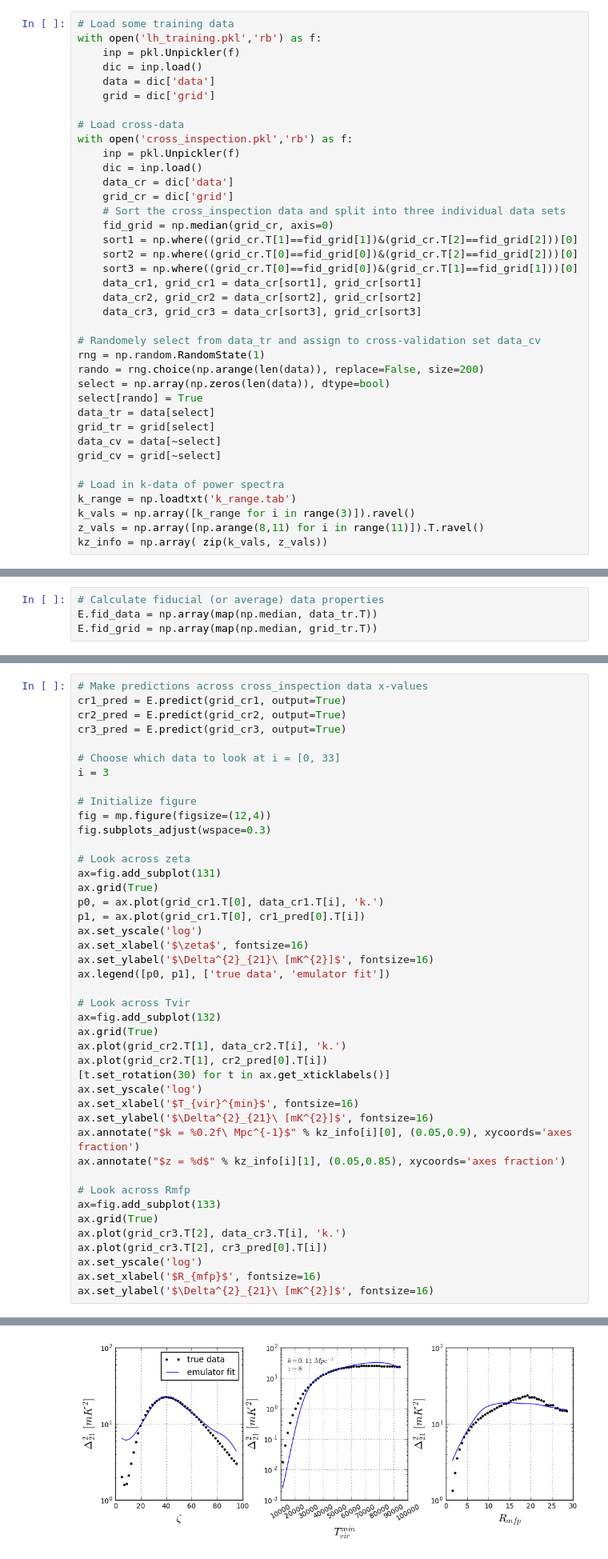
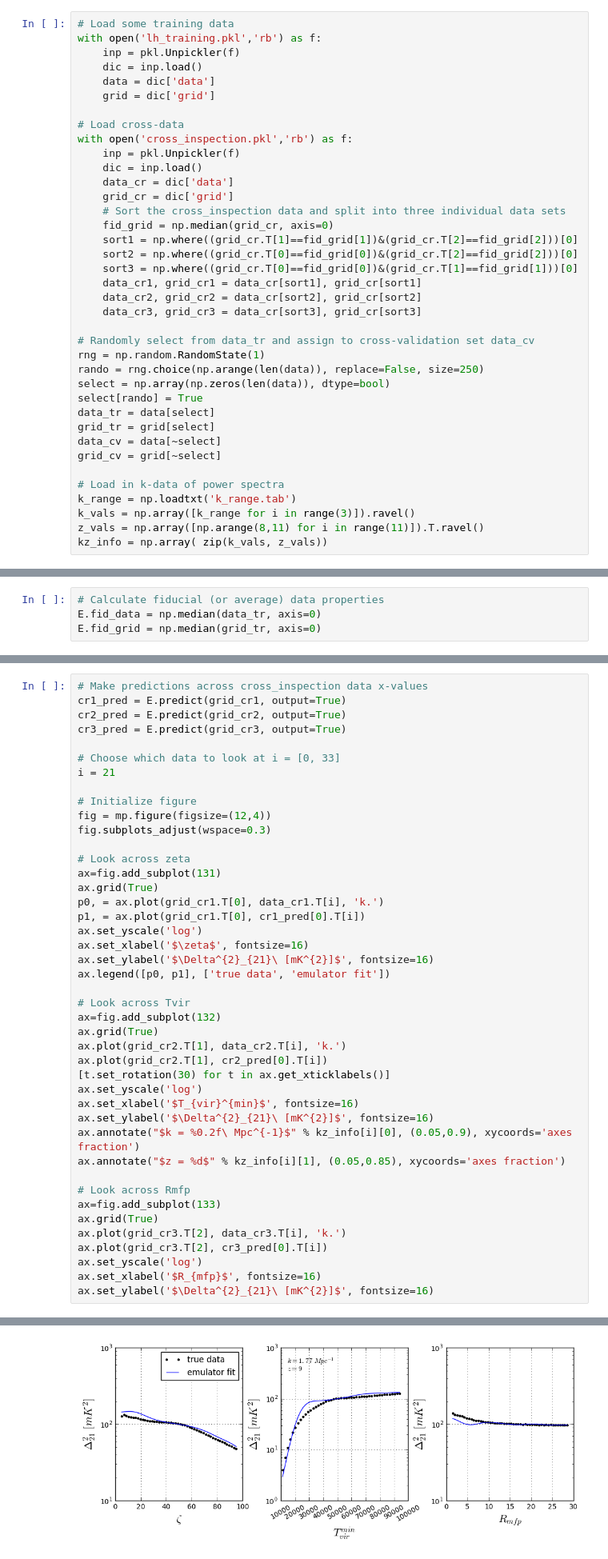
Before and after one commit to BayesLIM/emupy, a Jupyter notebook: examples/emupy_example2.ipynb, the cells around one changed output, grey strips where cells are left out. Shown: that part at 80% size. Cells and saved outputs as stored; diff of their text form.

```diff
--- a/examples/emupy_example2.ipynb
+++ b/examples/emupy_example2.ipynb
@@ -40,9 +42,9 @@ with open('cross_inspection.pkl','rb') as f:
     data_cr2, grid_cr2 = data_cr[sort2], grid_cr[sort2]
     data_cr3, grid_cr3 = data_cr[sort3], grid_cr[sort3]
 
-# Randomely select from data_tr and assign to cross-validation set data_cv
+# Randomly select from data_tr and assign to cross-validation set data_cv
 rng = np.random.RandomState(1)
-rando = rng.choice(np.arange(len(data)), replace=False, size=200)
+rando = rng.choice(np.arange(len(data)), replace=False, size=250)
 select = np.array(np.zeros(len(data)), dtype=bool)
 select[rando] = True
 data_tr = data[select]
@@ -113,8 +115,8 @@ E.lognorm = True
 E.cov_whiten = False
 # %%
 # Calculate fiducial (or average) data properties
-E.fid_data = np.array(map(np.median, data_tr.T))
-E.fid_grid = np.array(map(np.median, grid_tr.T))
+E.fid_data = np.median(data_tr, axis=0)
+E.fid_grid = np.median(grid_tr, axis=0)
 # %%
 # Sphere training data x values
 E.sphere(grid_tr, fid_grid=E.fid_grid, save_chol=True, norotate=True)
@@ -158,7 +158,7 @@ cr2_pred = E.predict(grid_cr2, output=True)
 cr3_pred = E.predict(grid_cr3, output=True)
 
 # Choose which data to look at i = [0, 33]
-i = 3
+i = 21
 
 # Initialize figure
 fig = mp.figure(figsize=(12,4))
@@ -169,31 +169,31 @@ ax=fig.add_subplot(131)
 ax.grid(True)
 p0, = ax.plot(grid_cr1.T[0], data_cr1.T[i], 'k.')
 p1, = ax.plot(grid_cr1.T[0], cr1_pred[0].T[i])
 ax.set_yscale('log')
 ax.set_xlabel('$\zeta$', fontsize=16)
 ax.set_ylabel('$\Delta^{2}_{21}\ [mK^{2}]$', fontsize=16)
 ax.legend([p0, p1], ['true data', 'emulator fit'])
 
 # Look across Tvir
 ax=fig.add_subplot(132)
 ax.grid(True)
 ax.plot(grid_cr2.T[1], data_cr2.T[i], 'k.')
 ax.plot(grid_cr2.T[1], cr2_pred[0].T[i])
 [t.set_rotation(30) for t in ax.get_xticklabels()]
 ax.set_yscale('log')
 ax.set_xlabel('$T_{vir}^{min}$', fontsize=16)
 ax.set_ylabel('$\Delta^{2}_{21}\ [mK^{2}]$', fontsize=16)
 ax.annotate("$k = %0.2f\ Mpc^{-1}$" % kz_info[i][0], (0.05,0.9), xycoords='axes fraction')
 ax.annotate("$z = %d$" % kz_info[i][1], (0.05,0.85), xycoords='axes fraction')
 
 # Look across Rmfp
 ax=fig.add_subplot(133)
 ax.grid(True)
 ax.plot(grid_cr3.T[2], data_cr3.T[i], 'k.')
 ax.plot(grid_cr3.T[2], cr3_pred[0].T[i])
 ax.set_yscale('log')
 ax.set_xlabel('$R_{mfp}$', fontsize=16)
 ax.set_ylabel('$\Delta^{2}_{21}\ [mK^{2}]$', fontsize=16)
 # %% [output]
 <matplotlib.text.Text at 0x...>
-[figure, old version]
+[figure, new version]
```
Also changed, not shown: parts of 4 cells of this notebook.
